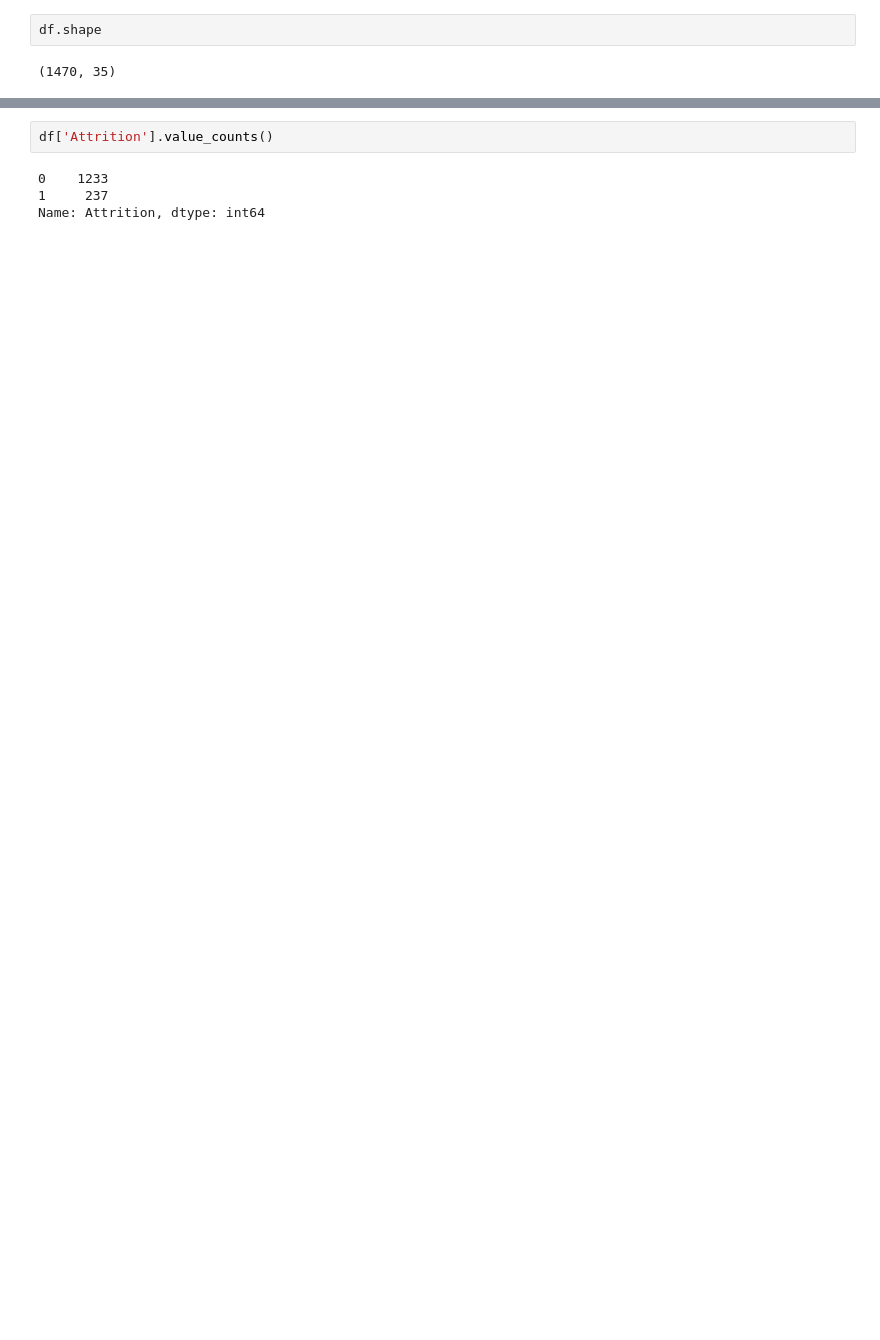
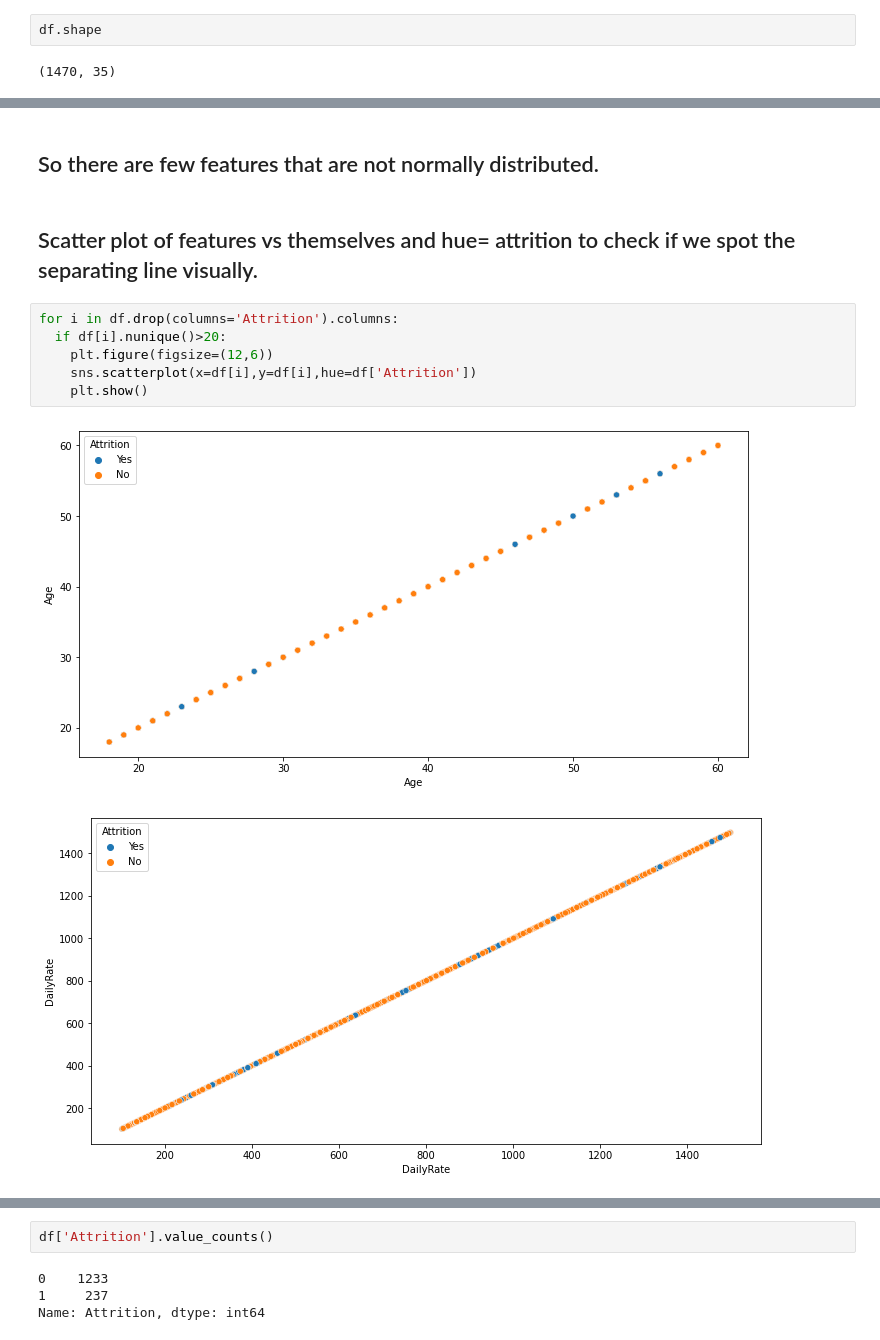
Before and after one commit to shailzafiroz/Evaluation_Project, a Jupyter notebook: HRAnalyticsof_IBM.ipynb, the cells around one changed output, grey strips where cells are left out. Cells and saved outputs as stored; diff of their text form; blank space fills up the shorter version.

```diff
--- a/HRAnalyticsof_IBM.ipynb
+++ b/HRAnalyticsof_IBM.ipynb
@@ -329,0 +149,14 @@ X_test=pca.transform(scaletest)
+# %% [markdown]
+
+## So there are few features that are not normally distributed.
+# %% [markdown]
+## Scatter plot of features vs themselves and hue= attrition to check if we spot the separating line visually.
+# %%
+for i in df.drop(columns='Attrition').columns:
+  if df[i].nunique()>20:
+    plt.figure(figsize=(12,6))
+    sns.scatterplot(x=df[i],y=df[i],hue=df['Attrition'])
+    plt.show()
+# %% [output]
+[figure, added]
+[figure, added]
```
Also changed, not shown: parts of 242 cells of this notebook.
